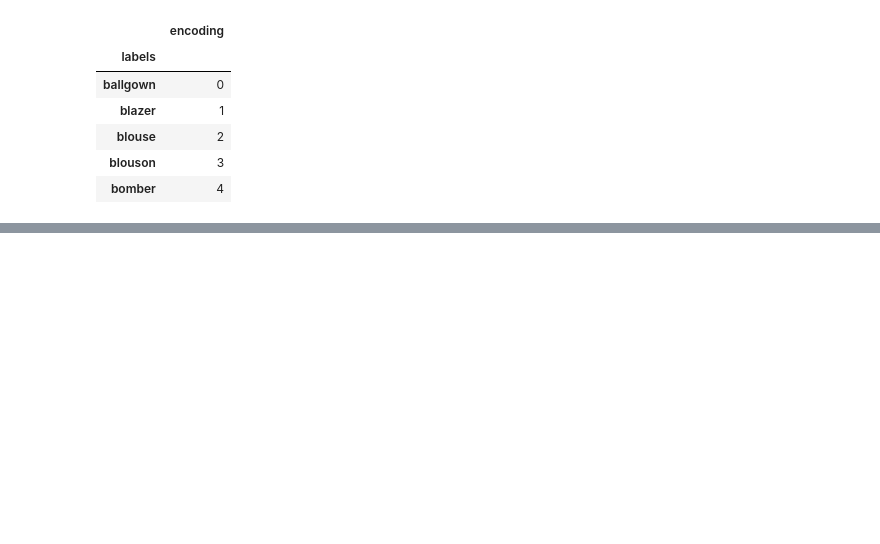
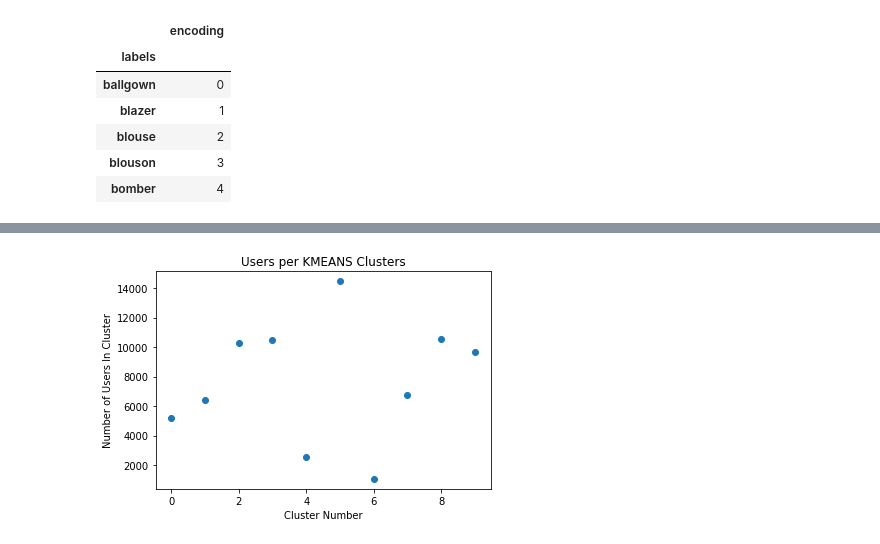
Before and after one commit to mdsvoren/eecs731-final-project, a Jupyter notebook: notebooks/Clustering.ipynb, the cells around one changed output, grey strips where cells are left out. Drawn from its saved outputs; the diff is of its cells as text; code cells hidden in the pictures; blank space fills up the shorter version.

```diff
--- a/notebooks/Clustering.ipynb
+++ b/notebooks/Clustering.ipynb
@@ -50,0 +129,7 @@ category_encoding.head()
+# %%
+#predict for our data set
+numClusters = 10
+print(userDetailsNoDuplicates.head())
+kmeans =  KMeans(n_clusters=numClusters, random_state=0).fit(userDetailsNoDuplicates)
+kmeansResults = kmeans.predict(userDetailsNoDuplicates)
+print(kmeansResults)
@@ -50,0 +144,10 @@ category_encoding.head()
+# %%
+#print(pd.DataFrame(kmeansResults))
+#userDetailsNoDuplicates.reset_index(inplace=True)
+#print(userDetailsNoDuplicates)
+userDetailsNoDupsResults =userDetailsNoDuplicates.copy()
+userDetailsNoDupsResults['kmeans_cluster'] = pd.DataFrame(kmeansResults)
+userDetailsNoDupsResults.head()
+# print(len(userDetailsNoDupsResults))
+# userDetailsNoDupsResults.head()
+#print(userDetailsNoDupsResults)
@@ -50,0 +161,18 @@ category_encoding.head()
+# %%
+#visualize the clusters
+dict = {}
+
+for i, row in userDetailsNoDupsResults.iterrows():
+    dict[row['kmeans_cluster']] = dict.get(row['kmeans_cluster'], 0) + 1
+
+z = pd.DataFrame(list(dict.items())).iloc[0:numClusters]
+x = z[0]
+y = z[1]
+
+plt.scatter(x, y)
+plt.xlabel('Cluster Number')
+plt.ylabel('Number of Users In Cluster')
+plt.title('Users per KMEANS Clusters')
+plt.show()
+# %% [output]
+[figure, added]
```
Also changed, not shown: parts of 15 cells of this notebook.
